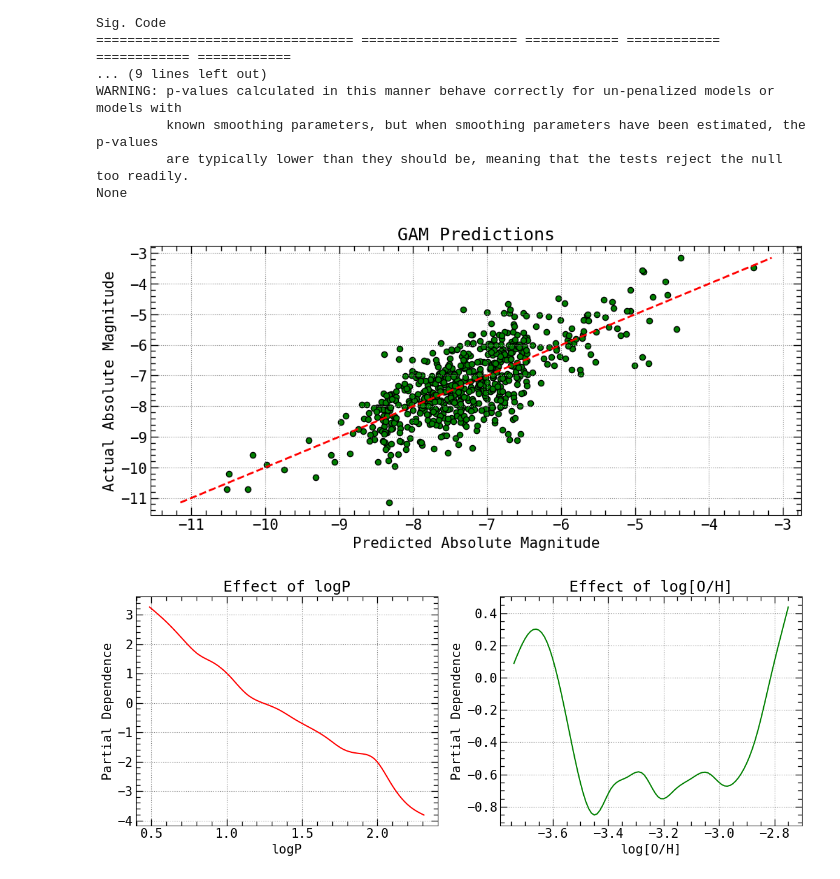
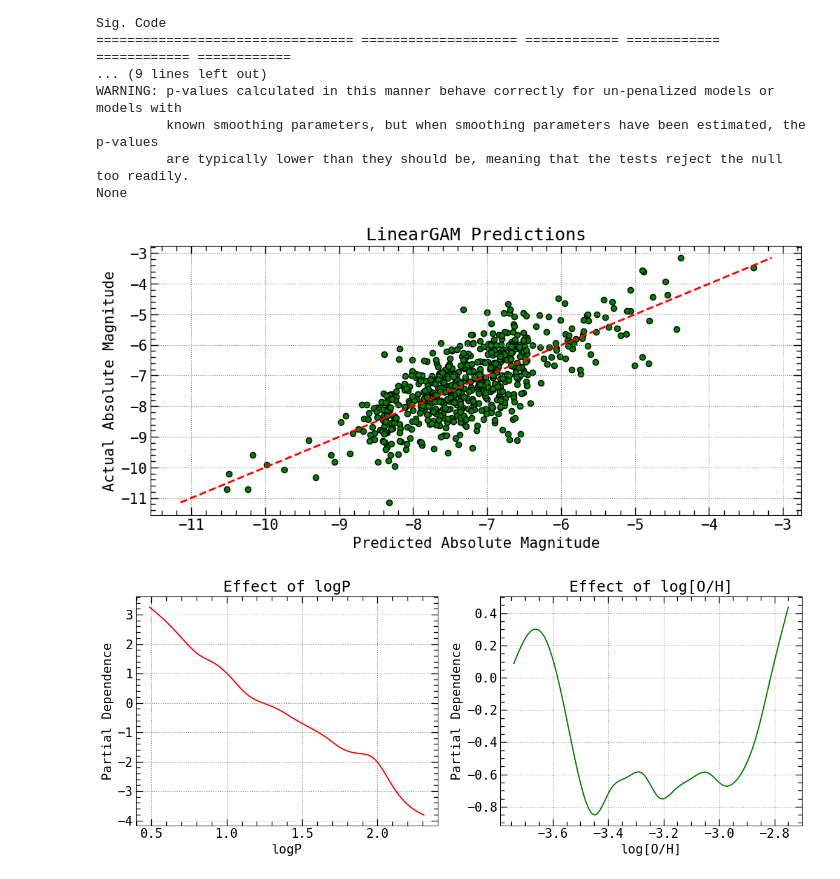
Before and after one commit to GabrielWendell/Cepheids_Projects, a Jupyter notebook: Project_3/Notebooks/Metallicity_Analysis.ipynb, the cells around one changed output. Cells and saved outputs as stored; diff of their text form; code cells hidden in the pictures.

Commit message:
Project 3 Updates.
- Creation of ML_Analysis.ipynb ;
- Folders reorganization ;
- Graphs saved in the Plots folder.

```diff
--- a/Project_3/Notebooks/Metallicity_Analysis.ipynb
+++ b/Project_3/Notebooks/Metallicity_Analysis.ipynb
@@ -120,7 +120,7 @@ The data tables were extracted from the article itself and saved in `data` folde
 # %% [markdown]
 The master dataframe consists of the union of the two datasets presented above. It is also important to reorganize the data so that it is indexed based on the galaxy analyzed (NGC number). The base-$10\log$ of the period for each Cepheid is also calculated.
 # %%
-data_path = 'data/'
+data_path = '../data/'
 df_path = data_path + 'R11treat.dat'
 
 df = pd.read_csv(df_path, sep = '	', skiprows = 8)
@@ -429,18 +429,19 @@ None
 # %%
 # Predict using the fitted model
 y_pred = gam.predict(X)
 
 plt.figure(figsize = (12, 5))
 plt.scatter(y_pred, y, color = 'green', s = 35, edgecolors = 'k')
 plt.plot([min(y), max(y)], [min(y), max(y)], color = 'red', ls = '--', lw = 2)
 
 plt.xlabel('Predicted Absolute Magnitude')
 plt.ylabel('Actual Absolute Magnitude')
-plt.title('GAM Predictions')
+plt.title('LinearGAM Predictions')
 
 sm_plot()
+plt.savefig('../Plots/LinearGAM_predictions.png', dpi = 400)
 # %% [output]
-[figure, old version]
+[figure, new version]
 # %%
 plt.figure(figsize = (12, 5))
 titles = ['Effect of logP', 'Effect of log[O/H]']
```
Also changed, not shown: parts of 5 cells of this notebook, 5 other files.
